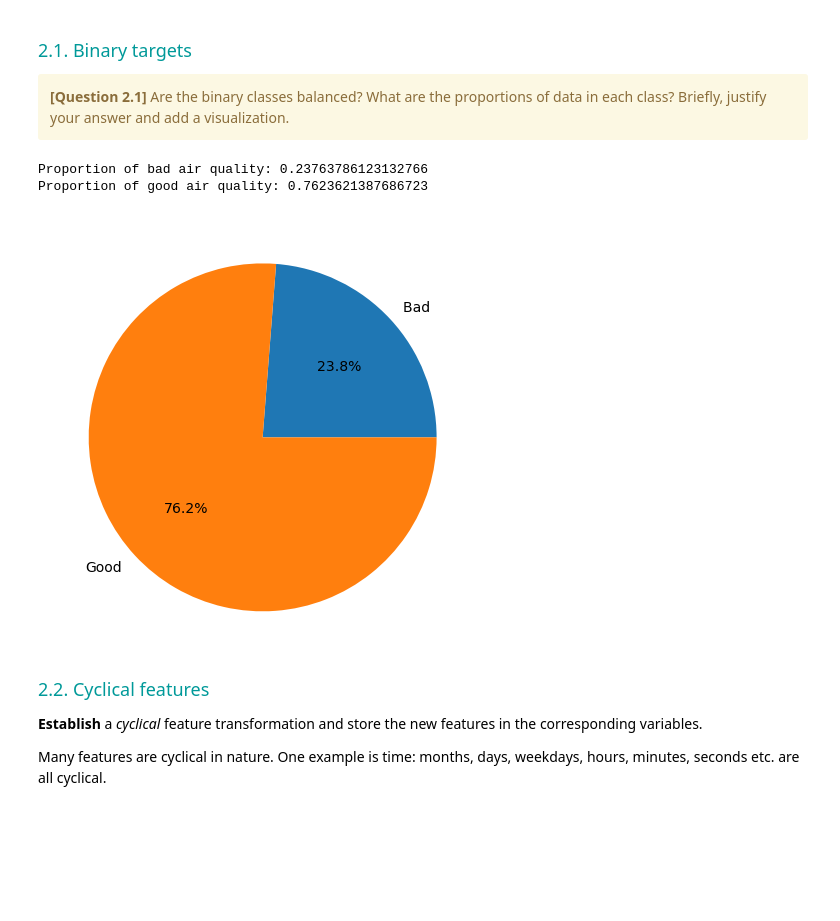
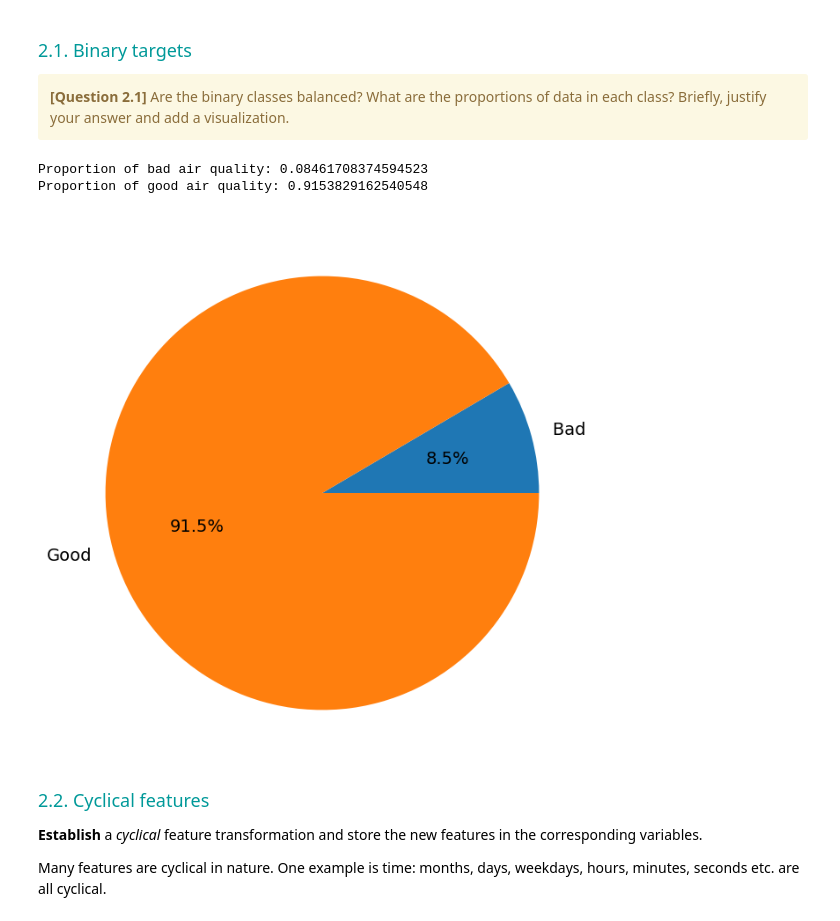
Before and after one commit to ardenne7/Hackatons_3, a Jupyter notebook: Hackathon03-Classification_Student.ipynb, the cells around one changed output. Drawn from its saved outputs; the diff is of its cells as text; code cells hidden in the pictures; blank space fills up the shorter version.

```diff
--- a/Hackathon03-Classification_Student.ipynb
+++ b/Hackathon03-Classification_Student.ipynb
@@ -246,45 +246,44 @@ We conduct the analysis on the <i>training set</i>, avoiding therefore any model
 # %%
 """
 CELL N°3 : Binary targets: proportion and binarization
 
 @pre:  Training dataframe
 @post: Proportion of each binary class in this train set, a pie chart representing it,
 a modified training dataframe with a new column 'AQI_binary' continaining the binary targets
 """
 
 #############################
 # Start :
 #############################
 
 # @rewrite
 
-size = len(data_train["Datetime"])
-data_train.insert(len(data_train.columns),'AQI_binary',False)
-nbre_bad = 0
-for i, row in data_train.iterrows():
-    don =  data_train.at[i,'AQI']
-    if don == "Poor" or don == "Very Poor" or don == "Severe":
-        data_train.at[i,'AQI_binary'] = 0
-        nbre_bad +=1;
-    else :
-        data_train.at[i,'AQI_binary'] = 1
+def aqi_to_binary(aqi):
+    if aqi in ["Poor", "Very Poor", "Severe"]:
+        return 0
+    else:
+        return 1
+
+data["AQI_binary"] = data.apply(lambda x: aqi_to_binary(x["AQI"]), axis=1)
+nbre_bad = data['AQI_binary'].sum()
+size = data.size
 
 
 print("Proportion of bad air quality: "+ str(nbre_bad/size))
 print("Proportion of good air quality: "+ str((size - nbre_bad)/size))
 
 fig = plt.figure(figsize=(8,8))
 fig.patch.set_facecolor('white')
 plt.pie([nbre_bad/size, (size - nbre_bad)/size], labels=["Bad ", "Good"],autopct='%1.1f%%', textprops={'fontsize': 14})
 plt.show()
 
 ##########################
 # End :
 #########################
 # %% [output]
-Proportion of bad air quality: 0.23763786123132766
-Proportion of good air quality: 0.7623621387686723
+Proportion of bad air quality: 0.08461708374594523
+Proportion of good air quality: 0.9153829162540548
-[figure, old version]
+[figure, new version]
 # %% [markdown]
 <font size=4 color=#009999> 2.2. Cyclical features </font> <br>
 
```
